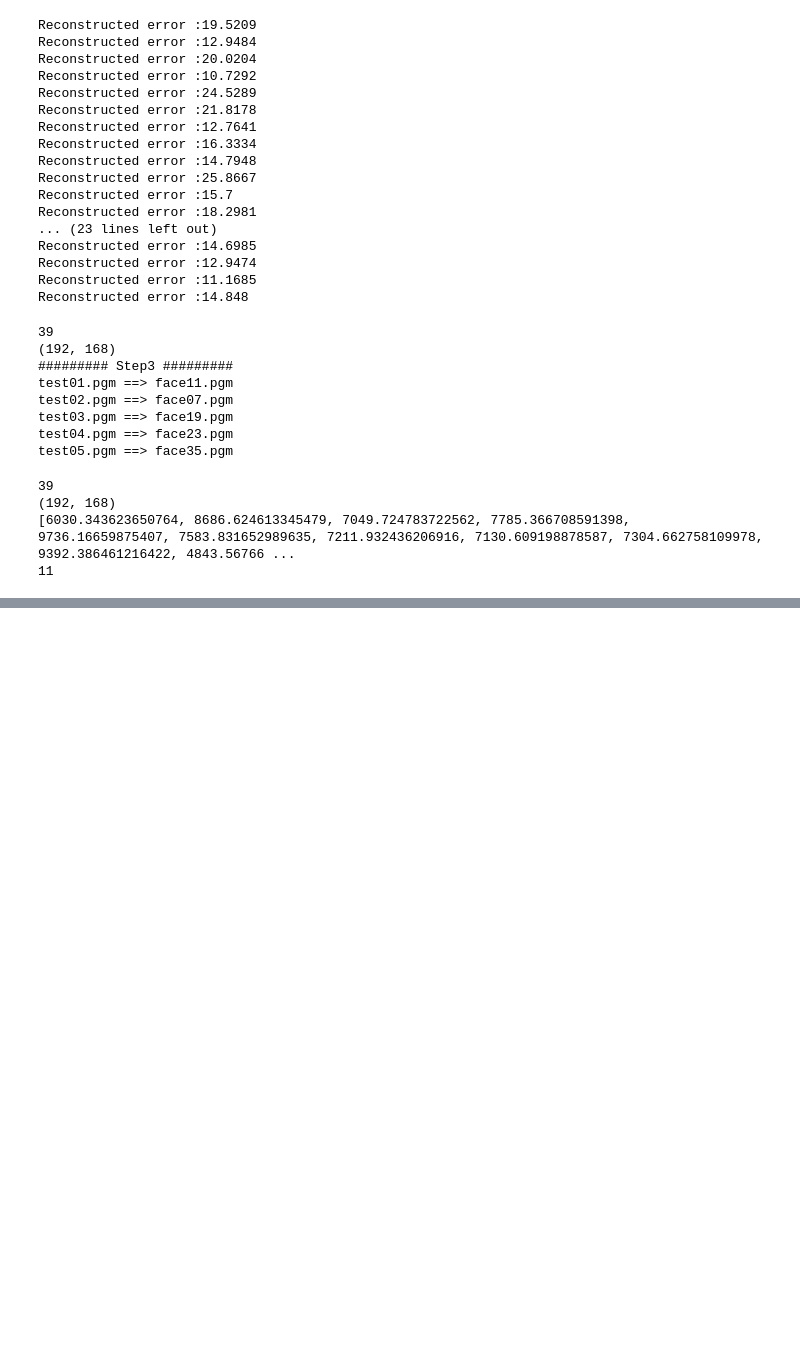
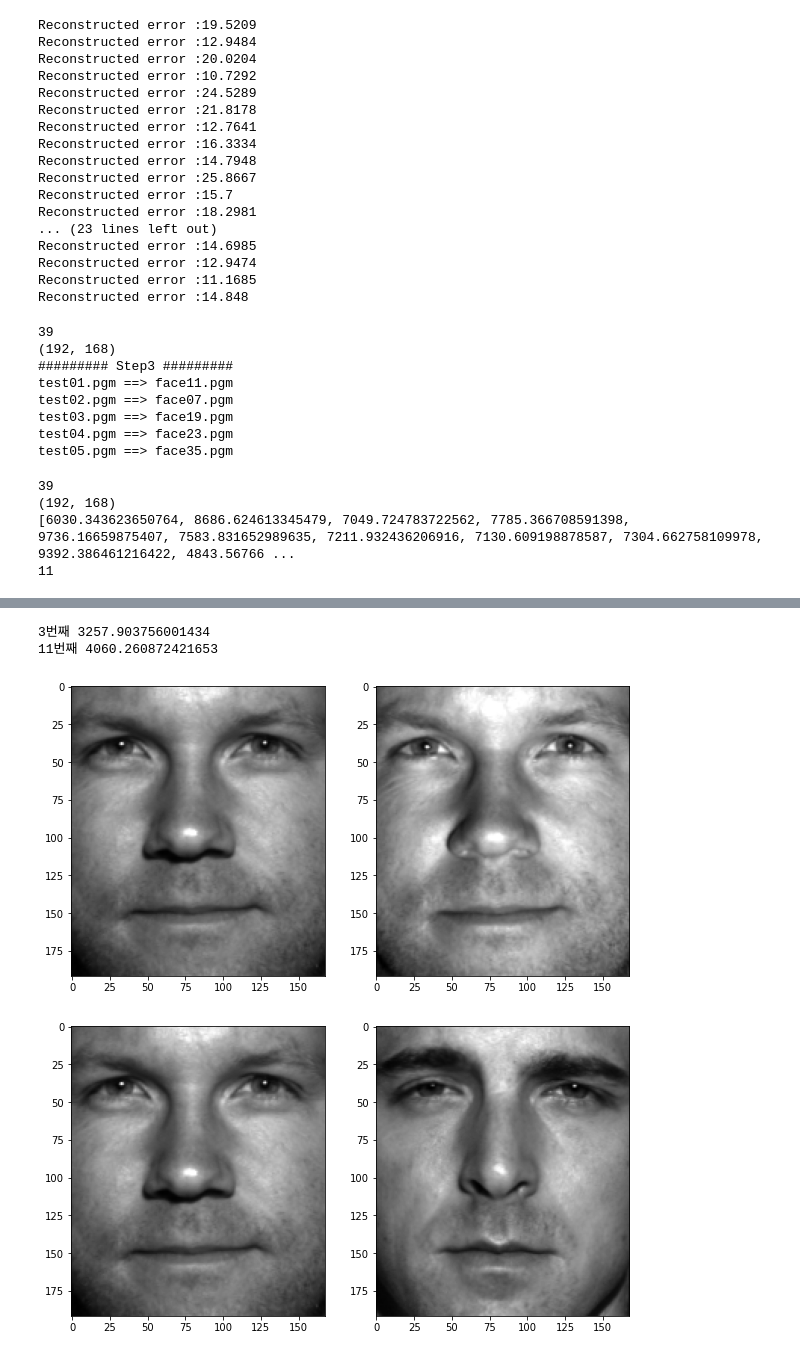
Before and after one commit to thxxx/computerVision, a Jupyter notebook: Project2/final-final.ipynb, the cells around one changed output, grey strips where cells are left out. Cells and saved outputs as stored; diff of their text form; code cells hidden in the pictures; blank space fills up the shorter version.

```diff
--- a/Project2/final-final.ipynb
+++ b/Project2/final-final.ipynb
@@ -699,0 +891,24 @@ f.close()
+# %%
+def similarity_between_faces(face1, face2, plot=False):
+    face1 -= 1
+    face2 -= 1
+    if plot:
+        f, (ax1, ax2) = plt.subplots(1, 2, figsize=(10,16))
+        ax1.imshow(imagett[:, face1].reshape(img_size), cmap='gray')
+        ax2.imshow(train_all_image[:, face2].reshape(img_size), cmap='gray')
+
+    face_diff = test_proj[:, face1] - face_proj[:, face2]
+
+    return np.linalg.norm(face_diff)
+# %%
+
+n=2
+print(f"{n+1}번째", similarity_between_faces(1, n+1, plot=True))
+
+n=10
+print(f"{n+1}번째", similarity_between_faces(1, n+1, plot=True))
+# %% [output]
+3번째 3257.903756001434
+11번째 4060.260872421653
+[figure, added]
+[figure, added]
```
Also changed, not shown: parts of 13 cells of this notebook, 46 other files.
